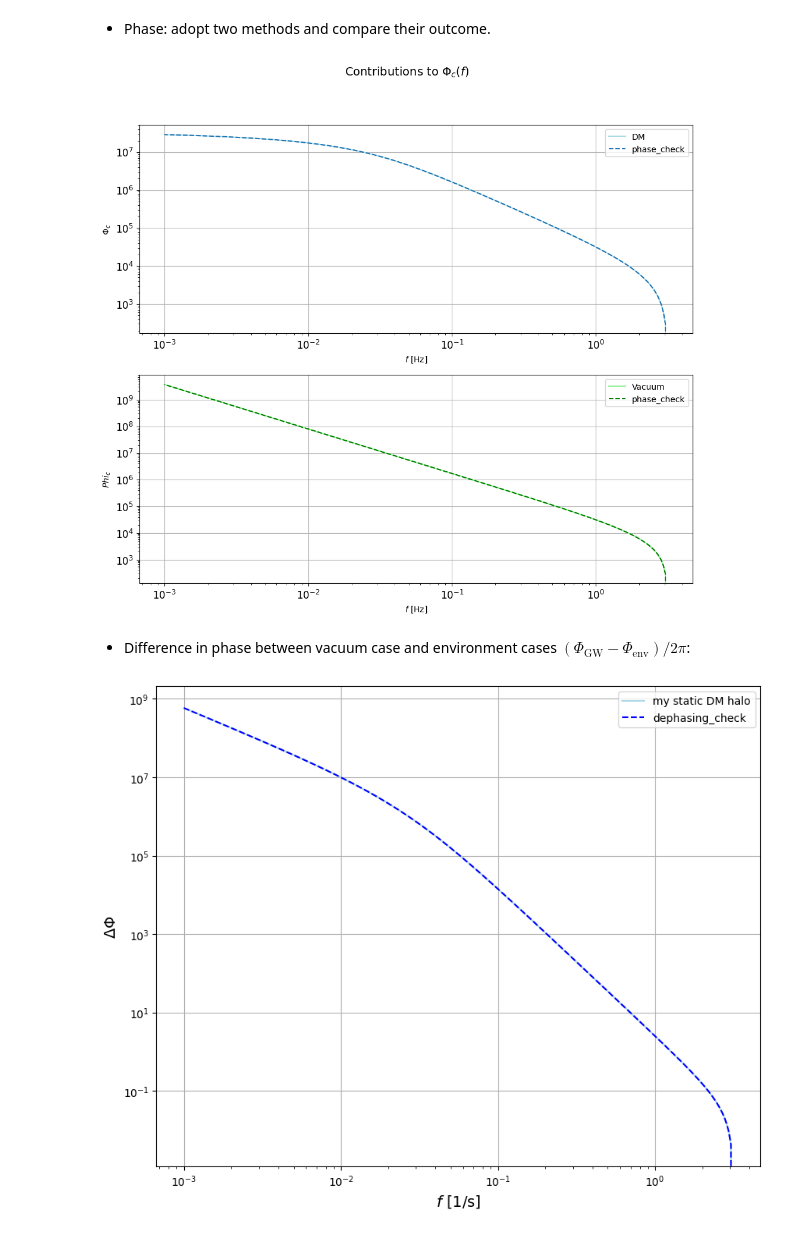
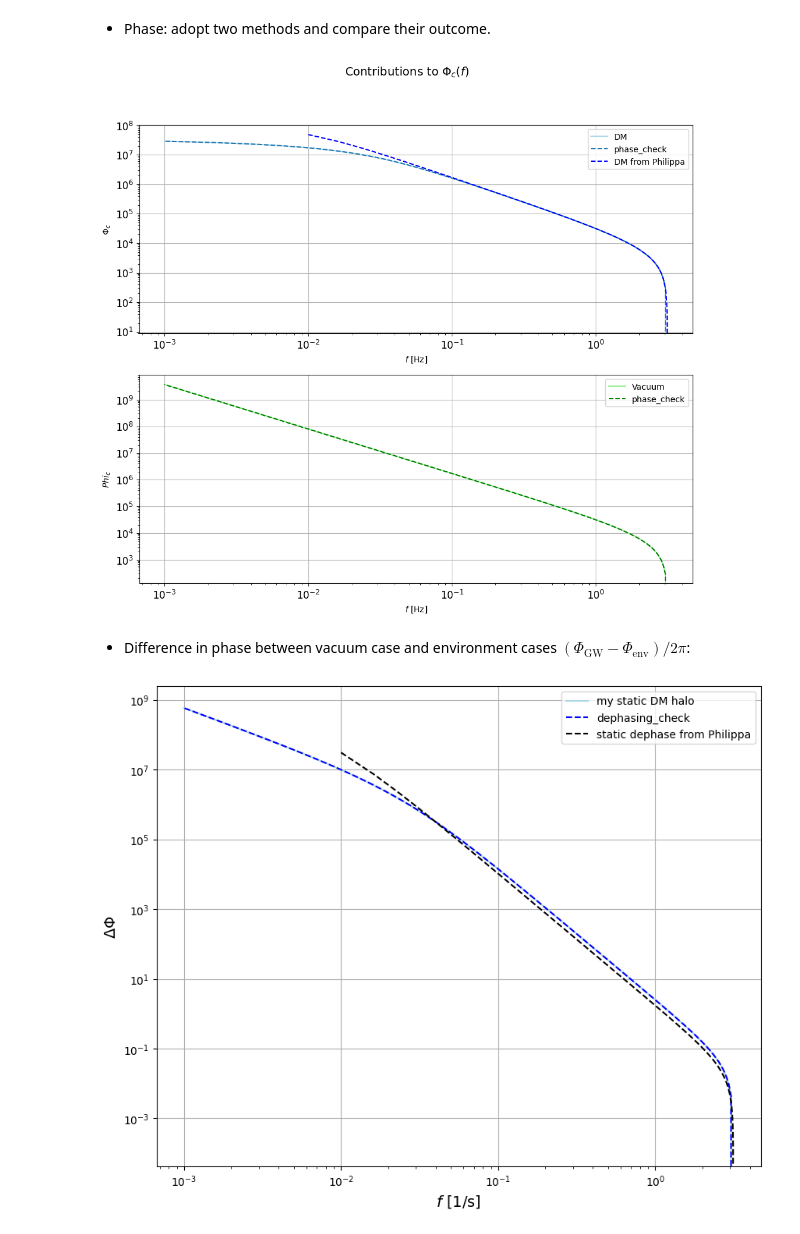
Before and after one commit to nicolegrillo/BinaryEvolution, a Jupyter notebook: Phase_extraction-Static-dm.ipynb, the cells around one changed output. Saved outputs shown, nothing was run; the diff lists cells and outputs as text; code cells hidden in the pictures.

Commit message:
added check_philippa data

```diff
--- a/Phase_extraction-Static-dm.ipynb
+++ b/Phase_extraction-Static-dm.ipynb
@@ -229,7 +233,7 @@ Define the domain of x-axis.
 # Set a grid of radial distances
 
 f_LISA = 1e-3 # Hz
-r_max = radius_binary(f_LISA)
+r_max = binary_separation(f_LISA)
 
 r_grid = np.linspace(r_isco, r_max, 10000)
 # %% [markdown]
@@ -277,8 +281,8 @@ def _Phi_to_c_indef_v(f):
 # %%
 # Check the frequencies are ok:
 
-freqs = frequency_gw(r_grid)
-f_isco = frequency_gw(r_isco)
+freqs = frequency(r_grid)
+f_isco = frequency(r_isco)
 
 print('f_isco_GW:', f_isco)
 print('f_isco_grid_GW:', freqs[0])
@@ -348,11 +352,10 @@ phi_gw_bh = phase_f_by_hand(df_dt_gw)
 
 phi_dm_effective = phase_effective_dm(phi_gw_bh)
 # %%
-# Open pickle file from Pippa
+# Open pickle file from Pippa, check consistency
 
-#freqs_check = np.linspace(f_range_0, f_range_1, 10_000)
-#phase = pd.read_pickle(r'static_phase.pickle')
-#vacuum_phase = pd.read_pickle(r'vacuum_phase.pickle')
+freqs_check = np.linspace(1e-2, f_isco, 500)
+phase = pd.read_pickle(r'static_phase_to_c.pickle')
 # %%
 fig, axs = plt.subplots(2, 1, figsize=(12,10))
 
@@ -361,33 +364,27 @@ plt.suptitle('Contributions to $\Phi_c(f)$', fontsize=14)
 
 axs[0].loglog(freqs, -phi_dm_bh, c='lightblue', linestyle='-', label='DM')
 axs[0].loglog(freqs, phase_check_from_code, label='phase_check', linestyle='--');
-#axs[0].loglog(freqs_check, phase, c='blue', linestyle='--', label='DM from Philippa')
-#axs[0].loglog(freqs, -phi_dm_effective, c='blue', linestyle='-', label='effective DM')
-#axs[0].axvline(x=1, c='red', label='$r_{\mathrm{isco}}$', linestyle='-.', linewidth=1)
-axs[0].set_xlabel('$f$ [Hz]', fontsize=10)  # Increase x-label font size
-axs[0].set_ylabel(r'$\Phi_c$', fontsize=10)  # Add y-label with increased font size
-axs[0].tick_params(axis='x', labelsize=12)  # Increase tick font size for x-axis
-axs[0].tick_params(axis='y', labelsize=12)  # Increase tick font size for y-axis
-axs[0].grid(True)  # Add gridlines
-axs[0].legend()  # Add legend
-#axs[0, 0].ticklabel_format(scilimits=(-2,2), useMathText=True)
+axs[0].loglog(freqs_check, phase, c='blue', linestyle='--', label='DM from Philippa')
+axs[0].set_xlabel('$f$ [Hz]', fontsize=10)
+axs[0].set_ylabel(r'$\Phi_c$', fontsize=10)
+axs[0].tick_params(axis='x', labelsize=12)
+axs[0].tick_params(axis='y', labelsize=12)
+axs[0].grid(True)
+axs[0].legend()
 
 axs[1].loglog(freqs, -phi_gw_bh, c='lightgreen', linestyle='-', label='Vacuum')
 axs[1].loglog(freqs, phase_check_from_code_v, label='phase_check', linestyle='--', c='green');
-#axs[1].loglog(freqs_check, vacuum_phase, c='green', linestyle='--', label='Vacuum from Philippa')
-#axs[1].axvline(x=1, c='red', label='$r_{\mathrm{isco}}$', linestyle='-.', linewidth=1)
-axs[1].set_xlabel('$f$ [Hz]', fontsize=10)  # Increase x-label font size
-axs[1].set_ylabel(r'$Phi_c$', fontsize=10)  # Add y-label with increased font size
-axs[1].tick_params(axis='x', labelsize=12)  # Increase tick font size for x-axis
-axs[1].tick_params(axis='y', labelsize=12)  # Increase tick font size for y-axis
-axs[1].grid(True)  # Add gridlines
-axs[1].legend()  # Add legend
-#axs[0, 1].ticklabel_format(scilimits=(-2,2), useMathText=True)
+axs[1].set_xlabel('$f$ [Hz]', fontsize=10)
+axs[1].set_ylabel(r'$Phi_c$', fontsize=10)
+axs[1].tick_params(axis='x', labelsize=12)
+axs[1].tick_params(axis='y', labelsize=12)
+axs[1].grid(True)
+axs[1].legend()
 
 plt.savefig('results-images/phases_dm.png')
 plt.show()
 # %% [output]
-[figure, old version]
+[figure, new version]
 # %% [markdown]
 - Difference in phase between vacuum case and environment cases $(\Phi_{\mathrm{GW}} - \Phi_{\mathrm{env}}) / 2\pi$:
 # %%
@@ -433,13 +430,9 @@ data_check_phi = [880109.0120801813,
                   0.003809526150404238,
                   165544.7104557622]
 # %%
-# Open pickle file from Pippa
+# Open pickle file from Pippa, and check consistency
 
-f_range_0 = 0.03352442750771035
-f_range_1 = 3.140721324388628
-
-freqs_check = np.linspace(f_range_0, f_range_1, 10000)
-dephasing = pd.read_pickle(r'static_dephasing.pickle')
+dephase = pd.read_pickle(r'static_dephase.pickle')
 # %%
 # Define effective params
 
@@ -449,19 +442,18 @@ f_b = 0.8163 * (m1 / (1000 * m_sun))**(1.4412) * (m2 / m_sun)**(0.4511) * (1 - 0
 # %%
 plt.figure(figsize=(10, 8))
 
 plt.loglog(freqs, (+phi_dm_bh - phi_gw_bh)/(2 * np.pi), c='lightblue', label='my static DM halo', linestyle='-')
 plt.loglog(freqs, (-phase_check_from_code + phase_check_from_code_v)/(2 * np.pi), c='blue', label='dephasing_check', linestyle='--')
-#plt.loglog(data_check_f_static, data_check_phi_static, c='black', linestyle='--')
+plt.loglog(freqs_check, dephase, c='black', linestyle='--', label='static dephase from Philippa')
 #plt.loglog(freqs, (phi_dm_effective - phi_gw_bh)/(2 * np.pi), c='blue', label='effective DM halo')
-plt.xlabel('$f$ [1/s]', fontsize=14)  # Increase x-label font size
-plt.ylabel(r'$\Delta\Phi$', fontsize=14)  # Add y-label with increased font size
-plt.xticks(fontsize=10)  # Increase tick font size for x-axis
-plt.yticks(fontsize=10)  # Increase tick font size for y-axis
+plt.xlabel('$f$ [1/s]', fontsize=14)
+plt.ylabel(r'$\Delta\Phi$', fontsize=14)
+plt.xticks(fontsize=10)
+plt.yticks(fontsize=10)
 plt.grid(True)
-#plt.loglog(freqs_check, dephasing, c='lightgreen', label='static DM from Philippa')
 plt.tick_params(axis='y', which='minor')
 plt.legend(fontsize='medium')
 
 plt.savefig('results-images/test_dm_static.png');
 # %% [output]
-[figure, old version]
+[figure, new version]
```
Also changed, not shown: parts of 42 cells of this notebook.
